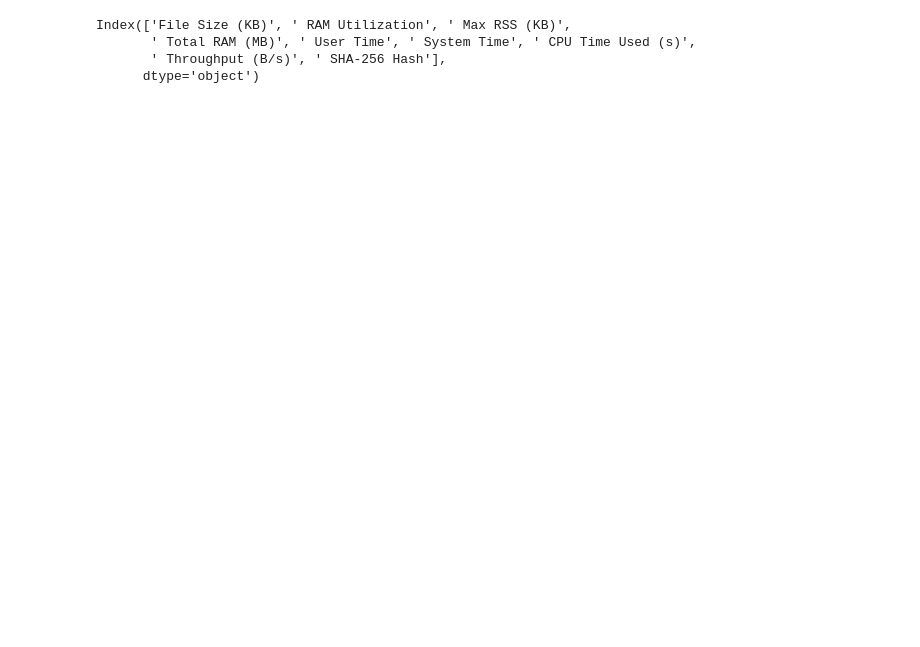
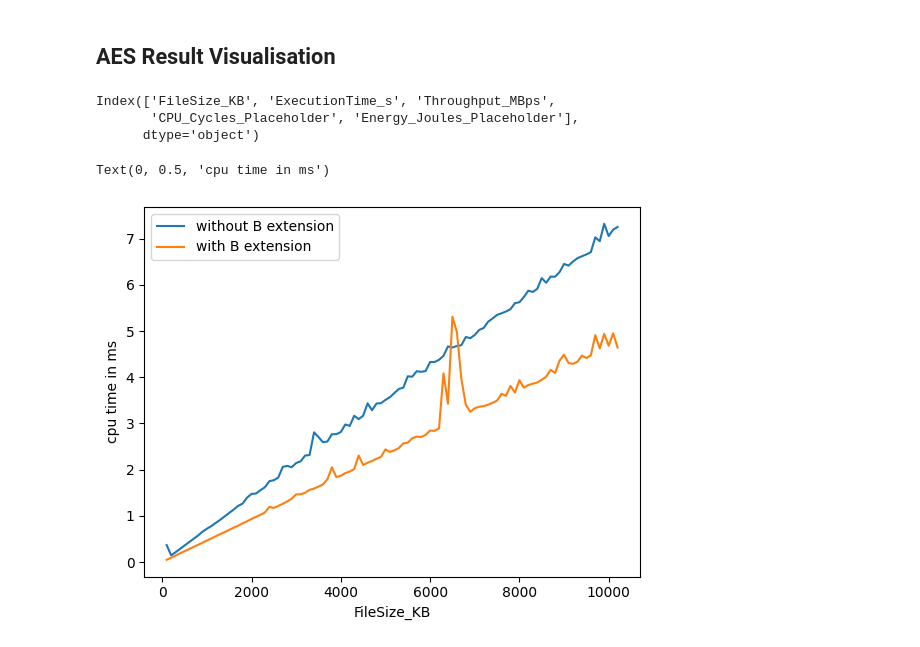
Before and after one commit to harshdabhi/riscv_project, a Jupyter notebook: visualisation.ipynb, the cells around one changed output. Cells and saved outputs as stored; diff of their text form; code cells hidden in the pictures; blank space fills up the shorter version.

```diff
--- a/visualisation.ipynb
+++ b/visualisation.ipynb
@@ -27,14 +9,22 @@ WARNING: Running pip as the 'root' user can result in broken permissions and con
 import pandas as pd
 import matplotlib.pyplot as plt
 import seaborn as sns
+# %% [markdown]
+## AES Result Visualisation
 # %%
 # Reading csv files
-df_with=pd.read_csv('./with copy.csv')
-df_without=pd.read_csv('./without copy.csv')
+df_aes_baseline=pd.read_csv('app/aes_result/standard_results_aes.csv')
+df_aes_accelerated=pd.read_csv('app/aes_result/accelerated_results_aes.csv')
 # %%
-df_with.columns
+df_aes_baseline.columns
 # %% [output]
-Index(['File Size (KB)', ' RAM Utilization', ' Max RSS (KB)',
-       ' Total RAM (MB)', ' User Time', ' System Time', ' CPU Time Used (s)',
-       ' Throughput (B/s)', ' SHA-256 Hash'],
+Index(['FileSize_KB', 'ExecutionTime_s', 'Throughput_MBps',
+       'CPU_Cycles_Placeholder', 'Energy_Joules_Placeholder'],
       dtype='object')
+# %%
+sns.lineplot(df_aes_baseline,x='FileSize_KB',y='ExecutionTime_s',label='without B extension')
+sns.lineplot(df_aes_accelerated,x='FileSize_KB',y='ExecutionTime_s',label='with B extension')
+plt.ylabel('cpu time in ms')
+# %% [output]
+Text(0, 0.5, 'cpu time in ms')
+[figure, added]
```
Also changed, not shown: parts of 13 cells of this notebook, 27 other files.
